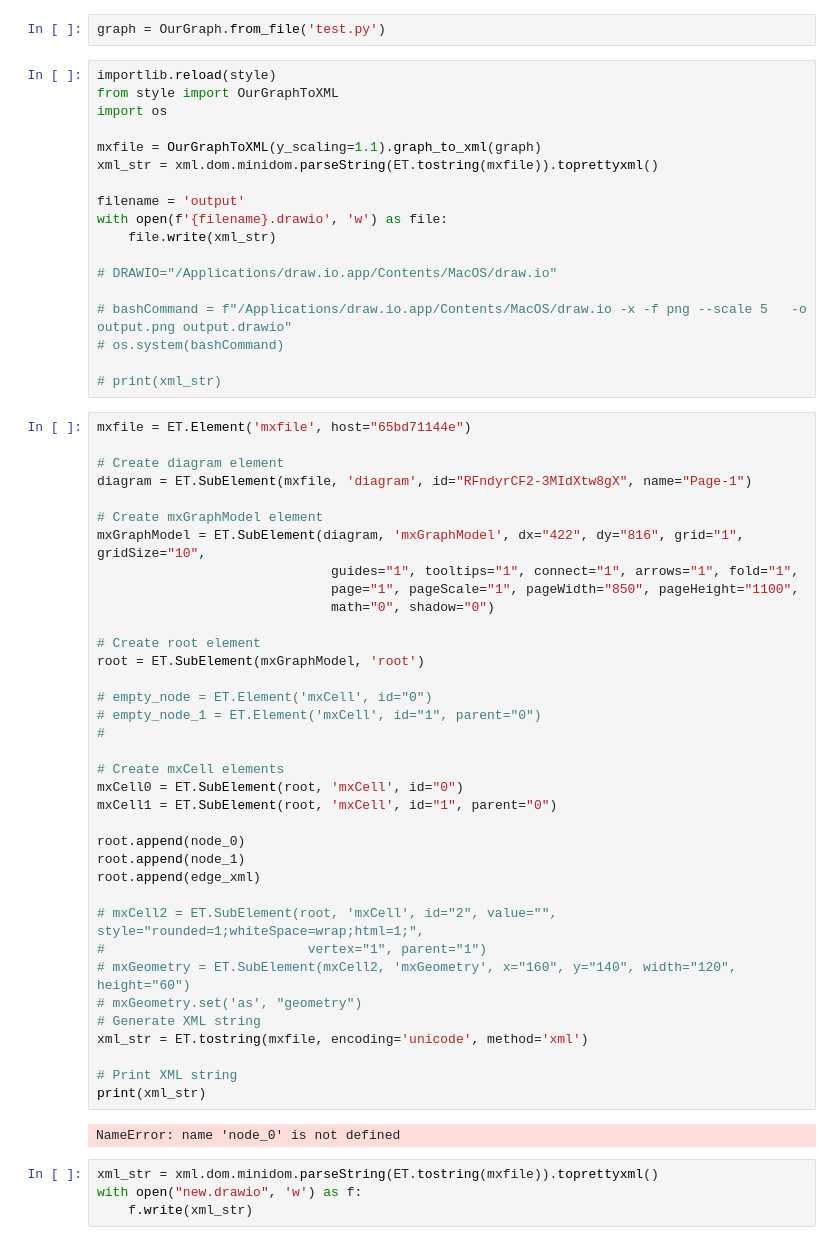
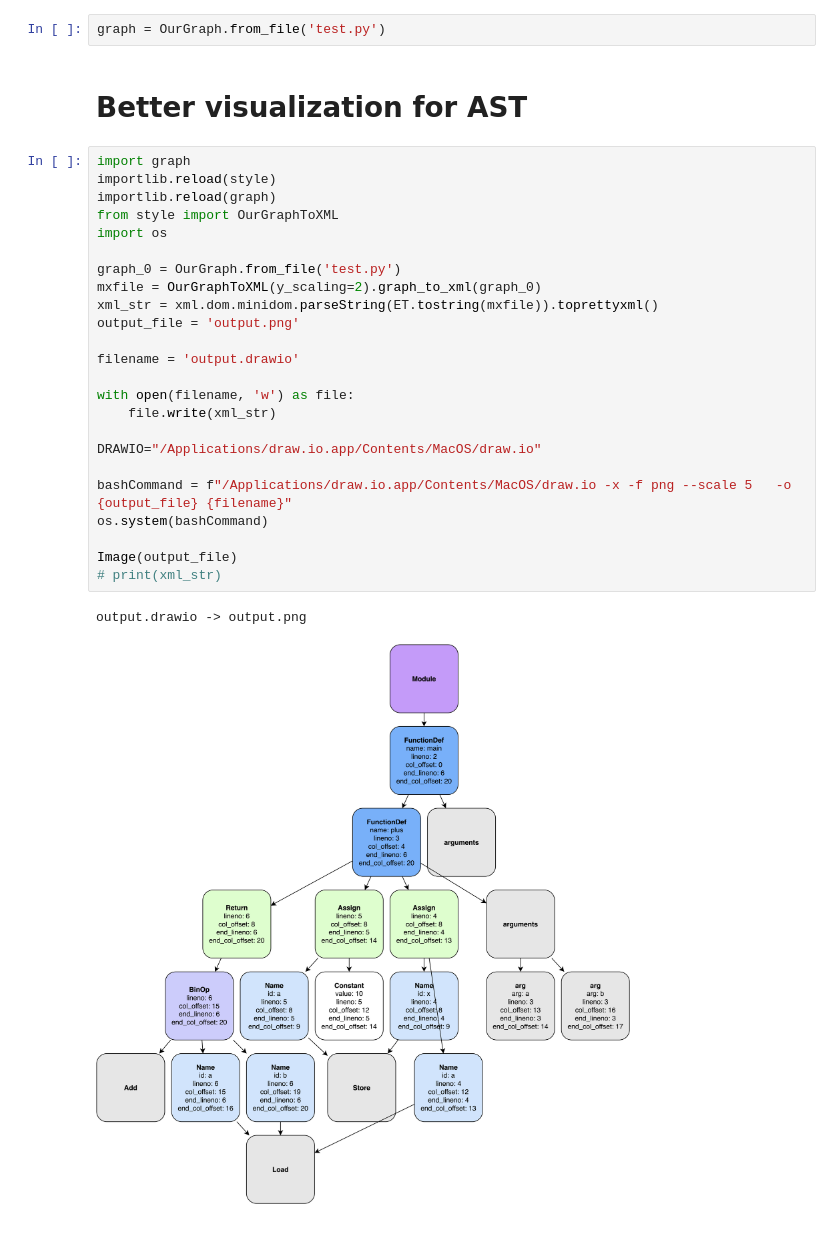
Before and after one commit to nastia-39/project-6390, a Jupyter notebook: notebook.ipynb, the cells around one changed output. Drawn from its saved outputs; the diff is of its cells as text.

Commit message:
more fields per node

```diff
--- a/notebook.ipynb
+++ b/notebook.ipynb
@@ -52,62 +52,31 @@ See https://github.com/networkx/networkx/issues/5723
 # %%
 graph = OurGraph.from_file('test.py')
+# %% [markdown]
+# Better visualization for AST
 # %%
+import graph
 importlib.reload(style)
+importlib.reload(graph)
 from style import OurGraphToXML
 import os
 
-mxfile = OurGraphToXML(y_scaling=1.1).graph_to_xml(graph)
+graph_0 = OurGraph.from_file('test.py')
+mxfile = OurGraphToXML(y_scaling=2).graph_to_xml(graph_0)
 xml_str = xml.dom.minidom.parseString(ET.tostring(mxfile)).toprettyxml()
+output_file = 'output.png'
 
-filename = 'output'
-with open(f'{filename}.drawio', 'w') as file:
+filename = 'output.drawio'
+
+with open(filename, 'w') as file:
     file.write(xml_str)
 
-# DRAWIO="/Applications/draw.io.app/Contents/MacOS/draw.io"
+DRAWIO="/Applications/draw.io.app/Contents/MacOS/draw.io"
 
-# bashCommand = f"/Applications/draw.io.app/Contents/MacOS/draw.io -x -f png --scale 5   -o output.png output.drawio"
-# os.system(bashCommand)
+bashCommand = f"/Applications/draw.io.app/Contents/MacOS/draw.io -x -f png --scale 5   -o {output_file} {filename}"
+os.system(bashCommand)
 
+Image(output_file)
 # print(xml_str)
+# %% [output]
+output.drawio -> output.png
+[figure, added]
-# %%
-mxfile = ET.Element('mxfile', host="65bd71144e")
-
-# Create diagram element
-diagram = ET.SubElement(mxfile, 'diagram', id="RFndyrCF2-3MIdXtw8gX", name="Page-1")
-
-# Create mxGraphModel element
-mxGraphModel = ET.SubElement(diagram, 'mxGraphModel', dx="422", dy="816", grid="1", gridSize="10",
-                              guides="1", tooltips="1", connect="1", arrows="1", fold="1",
-                              page="1", pageScale="1", pageWidth="850", pageHeight="1100",
-                              math="0", shadow="0")
-
-# Create root element
-root = ET.SubElement(mxGraphModel, 'root')
-
-# empty_node = ET.Element('mxCell', id="0")
-# empty_node_1 = ET.Element('mxCell', id="1", parent="0")
-#
-
-# Create mxCell elements
-mxCell0 = ET.SubElement(root, 'mxCell', id="0")
-mxCell1 = ET.SubElement(root, 'mxCell', id="1", parent="0")
-
-root.append(node_0)
-root.append(node_1)
-root.append(edge_xml)
-
-# mxCell2 = ET.SubElement(root, 'mxCell', id="2", value="", style="rounded=1;whiteSpace=wrap;html=1;",
-#                          vertex="1", parent="1")
-# mxGeometry = ET.SubElement(mxCell2, 'mxGeometry', x="160", y="140", width="120", height="60")
-# mxGeometry.set('as', "geometry")
-# Generate XML string
-xml_str = ET.tostring(mxfile, encoding='unicode', method='xml')
-
-# Print XML string
-print(xml_str)
-# %% [output]
-NameError: name 'node_0' is not defined
-# %%
-xml_str = xml.dom.minidom.parseString(ET.tostring(mxfile)).toprettyxml()
-with open("new.drawio", 'w') as f:
-    f.write(xml_str)
```
Also changed, not shown: parts of 26 cells of this notebook, 10 other files.
